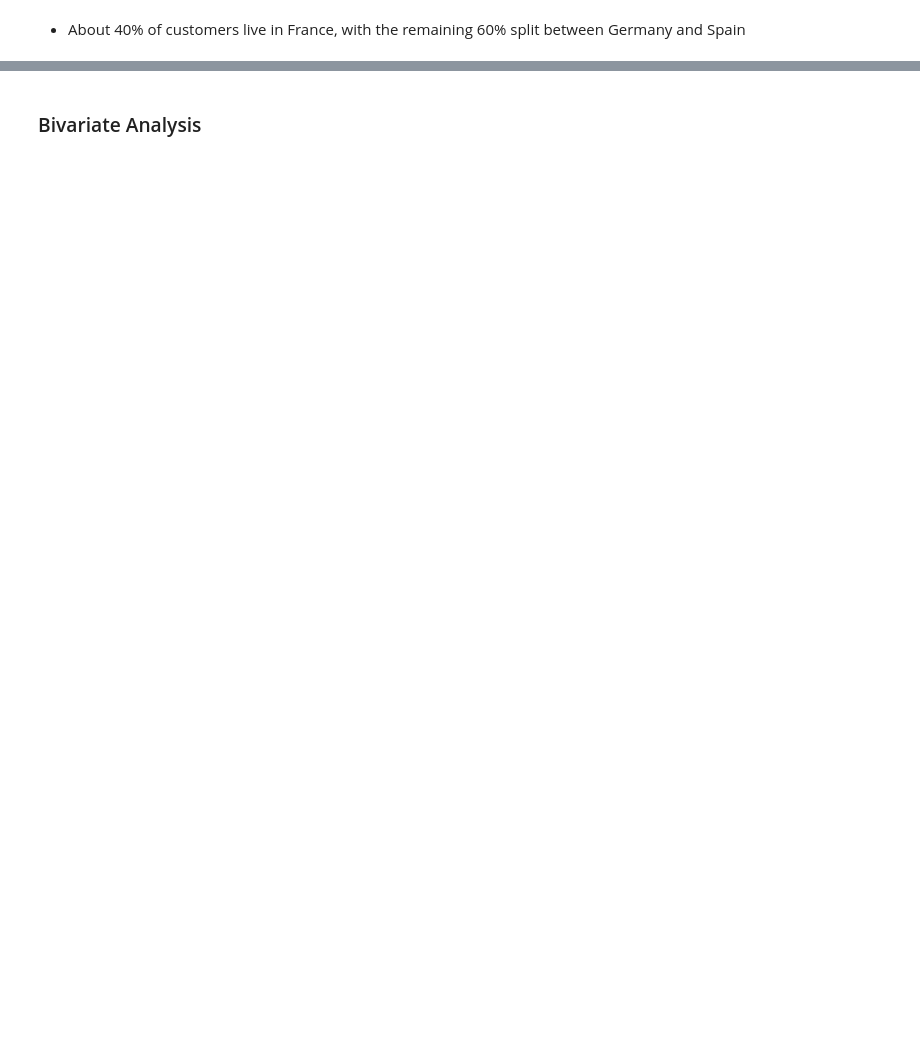
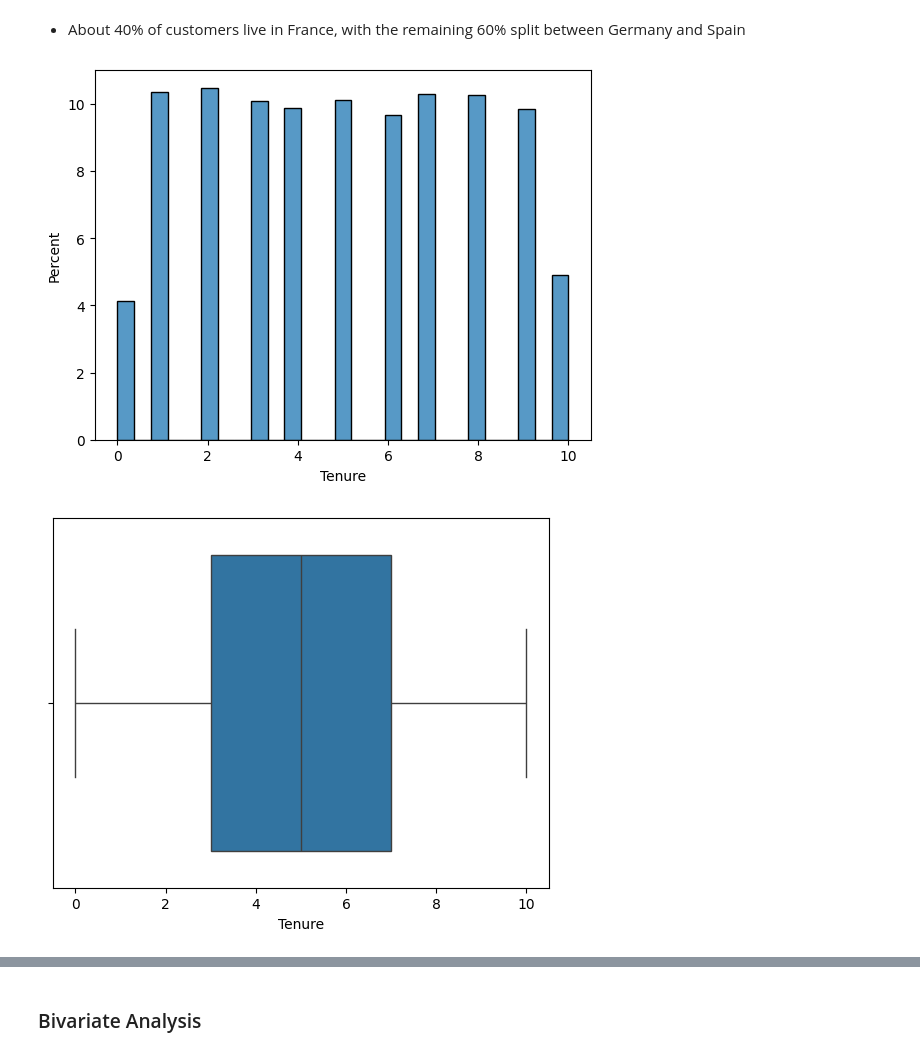
Before and after one commit to lhughey/AIML_Course, a Jupyter notebook: Project 4 - NN - Bank Churn Prediction/INN_Learner_Notebook_Full_code.ipynb, the cells around one changed output, grey strips where cells are left out. Cells and saved outputs as stored; diff of their text form; code cells hidden in the pictures; blank space fills up the shorter version.

```diff
--- a/Project 4 - NN - Bank Churn Prediction/INN_Learner_Notebook_Full_code.ipynb
+++ b/Project 4 - NN - Bank Churn Prediction/INN_Learner_Notebook_Full_code.ipynb
@@ -234,2 +256,12 @@ plt.show()
 # %% [markdown]
 - About 40% of customers live in France, with the remaining 60% split between Germany and Spain
+# %%
+sns.histplot(data=data,x='Tenure',stat="percent")
+plt.show()
+sns.boxplot(data=data,x='Tenure')
+plt.show()
+
+#show the distribution curve
+# %% [output]
+[figure, added]
+[figure, added]
```
Also changed, not shown: parts of 10 cells of this notebook.
